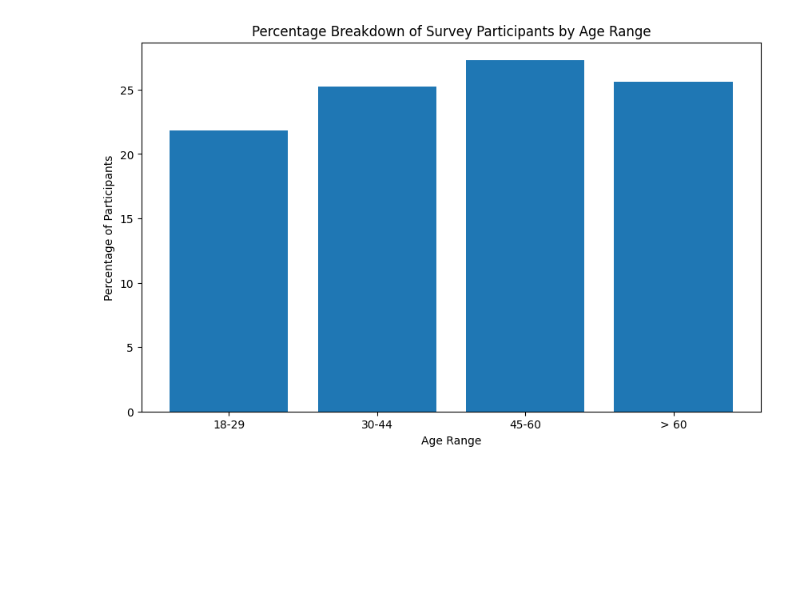
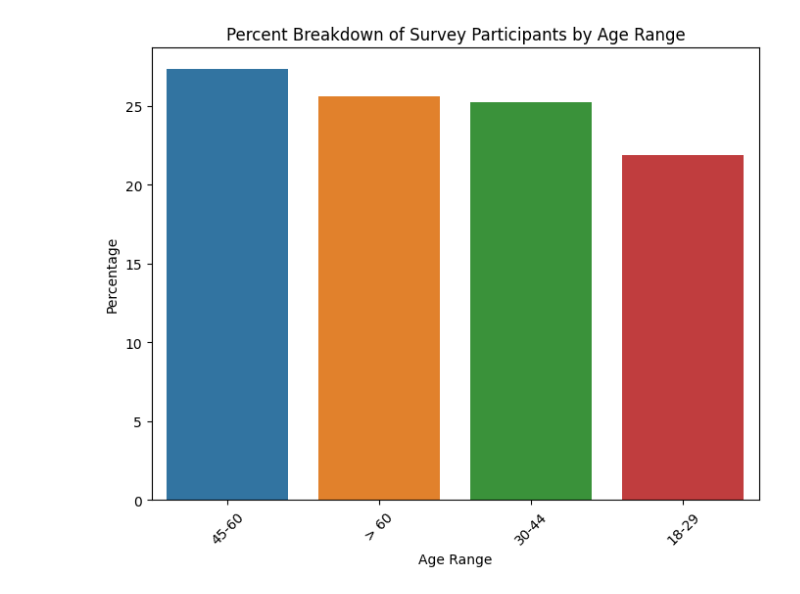
Before and after one commit to AndrewJarjis/Flying-Etiquette, a Jupyter notebook: HW.ipynb, the cells around one changed output. Cells and saved outputs as stored; diff of their text form; code cells hidden in the pictures; blank space fills up the shorter version.

```diff
--- a/HW.ipynb
+++ b/HW.ipynb
@@ -1,22 +3,23 @@
 # %%
 import pandas as pd
 import matplotlib.pyplot as plt
 import seaborn as sns
 
-# load data
+
 df = pd.read_csv('https://raw.githubusercontent.com/fivethirtyeight/data/master/flying-etiquette-survey/flying-etiquette.csv')
 
-# calculate percentage breakdown of age ranges
-age_counts = df['Age'].value_counts(normalize=True).sort_index()
-age_counts *= 100  # convert to percentage
 
-# create bar chart
-plt.figure(figsize=(10,6))
-plt.bar(x=age_counts.index, height=age_counts.values)
-plt.title('Percentage Breakdown of Survey Participants by Age Range')
+age_counts = df['Age'].value_counts()
+age_percentages = age_counts / age_counts.sum() * 100
+
+
+plt.figure(figsize=(8, 6))
+sns.barplot(x=age_percentages.index, y=age_percentages.values)
+plt.title('Percent Breakdown of Survey Participants by Age Range')
 plt.xlabel('Age Range')
-plt.ylabel('Percentage of Participants')
+plt.ylabel('Percentage')
+plt.xticks(rotation=45)
 plt.show()
 # %% [output]
-[figure, old version]
+[figure, new version]
 # %%
```
Also changed, not shown: parts of 3 cells of this notebook.
